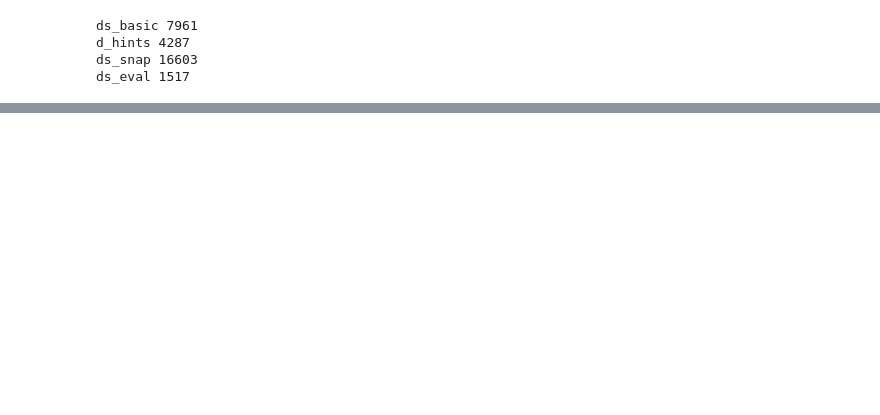
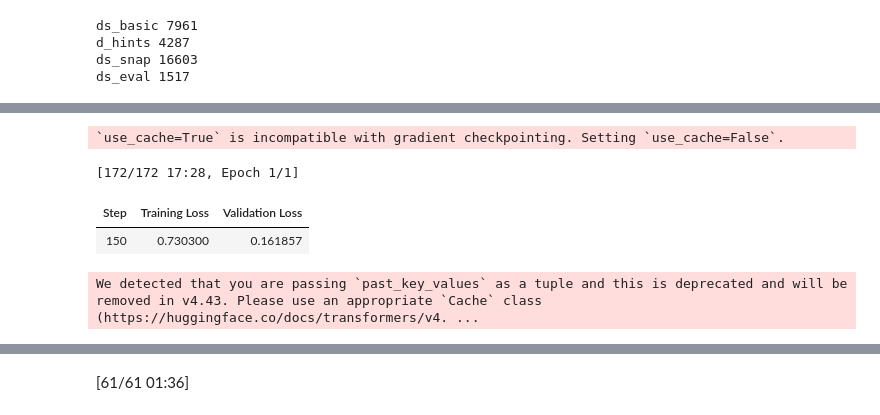
Before and after one commit to KindYAK/kaggle_20q, a Jupyter notebook: Training.ipynb, the cells around one changed output, grey strips where cells are left out. Saved outputs shown, nothing was run; the diff lists cells and outputs as text; code cells hidden in the pictures; blank space fills up the shorter version.

```diff
--- a/Training.ipynb
+++ b/Training.ipynb
@@ -303,0 +416,74 @@ Compile with `TORCH_USE_CUDA_DSA` to enable device-side assertions.
+# %%
+save_epochs = set([0])
+cumulative_epoch = 0
+for ds, num_epochs in (
+    # (ds_basic, 1),
+    (ds_hints, 1),
+    # (ds_snap, 1),
+):
+    for epoch in range(num_epochs):
+        training_args = SFTConfig(
+            output_dir="./results",
+            num_train_epochs=1,
+            per_device_train_batch_size=25,
+            per_device_eval_batch_size=25,
+            save_strategy="no",
+            learning_rate=1e-05,
+            weight_decay=0.25,
+            bf16=True,
+            lr_scheduler_type="linear",
+            warmup_ratio=0.1,
+            eval_strategy="steps",
+            eval_steps=150,
+            logging_steps=150,
+            neftune_noise_alpha=None,
+            max_seq_length=5000,
+            num_of_sequences=5000,
+            dataset_text_field="texts",
+        )
+
+        trainer = SFTTrainer(
+            model=model,
+            args=training_args,
+            train_dataset=ds,
+            eval_dataset=ds_eval,
+            tokenizer=tokenizer,
+            # data_collator=data_collator,
+        )
+
+        train_result = trainer.train()
+        train_loss = train_result.training_loss
+        logging.info(f"Epoch {cumulative_epoch} - Train Loss: {train_loss}")
+        print(f"Epoch {cumulative_epoch} - Train Loss: {train_loss}")
+
+        eval_result = trainer.evaluate()
+        eval_loss = eval_result['eval_loss']
+
+        logging.info(f"Epoch {cumulative_epoch} - Eval Loss: {eval_loss}")
+        print(f"Epoch {cumulative_epoch} - Eval Loss: {eval_loss}")
+
+        eval_metrics = custom_evaluation(model, cumulative_epoch)
+        logging.info(f"Epoch {cumulative_epoch} - Custom Eval: {eval_metrics}")
+        print(f"Epoch {cumulative_epoch} - Custom Eval: {eval_metrics}")
+
+        if cumulative_epoch in save_epochs:
+            # TODO !!!!!!!!!!!!!!!!!!!!!!!!!!!!!!!!!!!!!!!!!!!!!!!!!!!!!!!!!!!!!!!!!!!
+            # output_dir = f"./results/llama_no_mask_{cumulative_epoch}"
+            # os.makedirs(output_dir, exist_ok=True)
+            # model.save_pretrained(output_dir)
+            # tokenizer.save_pretrained(output_dir)
+            eval_metrics = custom_evaluation(model, cumulative_epoch, short=False)
+            logging.info(f"Epoch {cumulative_epoch} - Custom Eval (full): {eval_metrics}")
+            print(f"Epoch {cumulative_epoch} - Custom Eval (full): {eval_metrics}")
+            eval_metrics_on_train = custom_evaluation_on_train(model)
+            logging.info(f"Epoch {cumulative_epoch} - Custom Eval (full train): {eval_metrics_on_train}")
+            print(f"Epoch {cumulative_epoch} - Custom Eval (full train): {eval_metrics_on_train}")
+
+        print(f"Finished epoch {cumulative_epoch + 1}")
+        cumulative_epoch += 1  # Increment the overall epoch counter
+# %% [output]
+`use_cache=True` is incompatible with gradient checkpointing. Setting `use_cache=False`.
+[172/172 17:28, Epoch 1/1]
+| Step | Training Loss | Validation Loss |
+| 150 | 0.730300 | 0.161857 |
+We detected that you are passing `past_key_values` as a tuple and this is deprecated and will be removed in v4.43. Please use an appropriate `Cache` class (https://huggingface.co/docs/transformers/v4. ...
@@ -303,0 +491 @@ Compile with `TORCH_USE_CUDA_DSA` to enable device-side assertions.
+[61/61 01:36]
```
Also changed, not shown: parts of 21 cells of this notebook.
